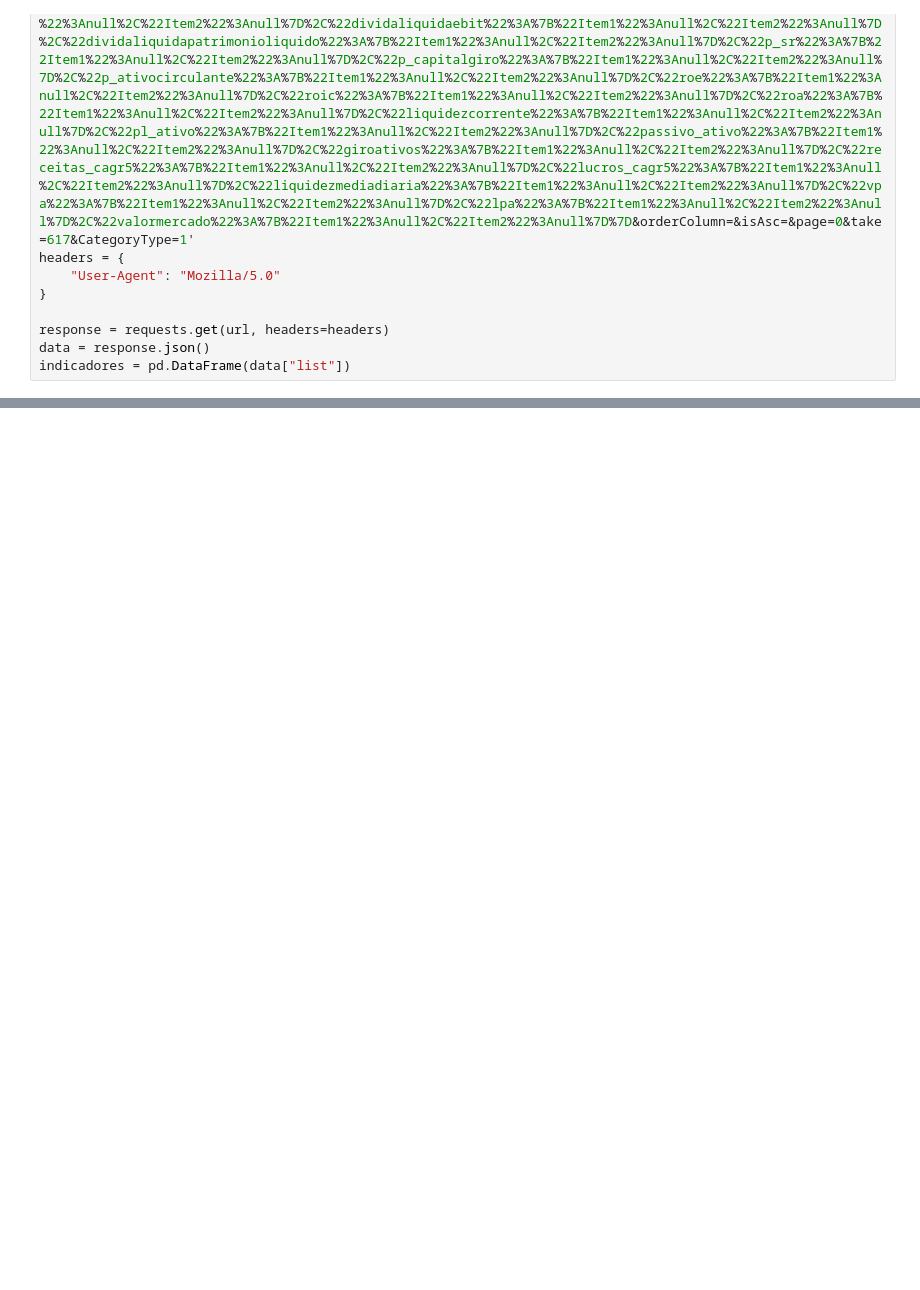
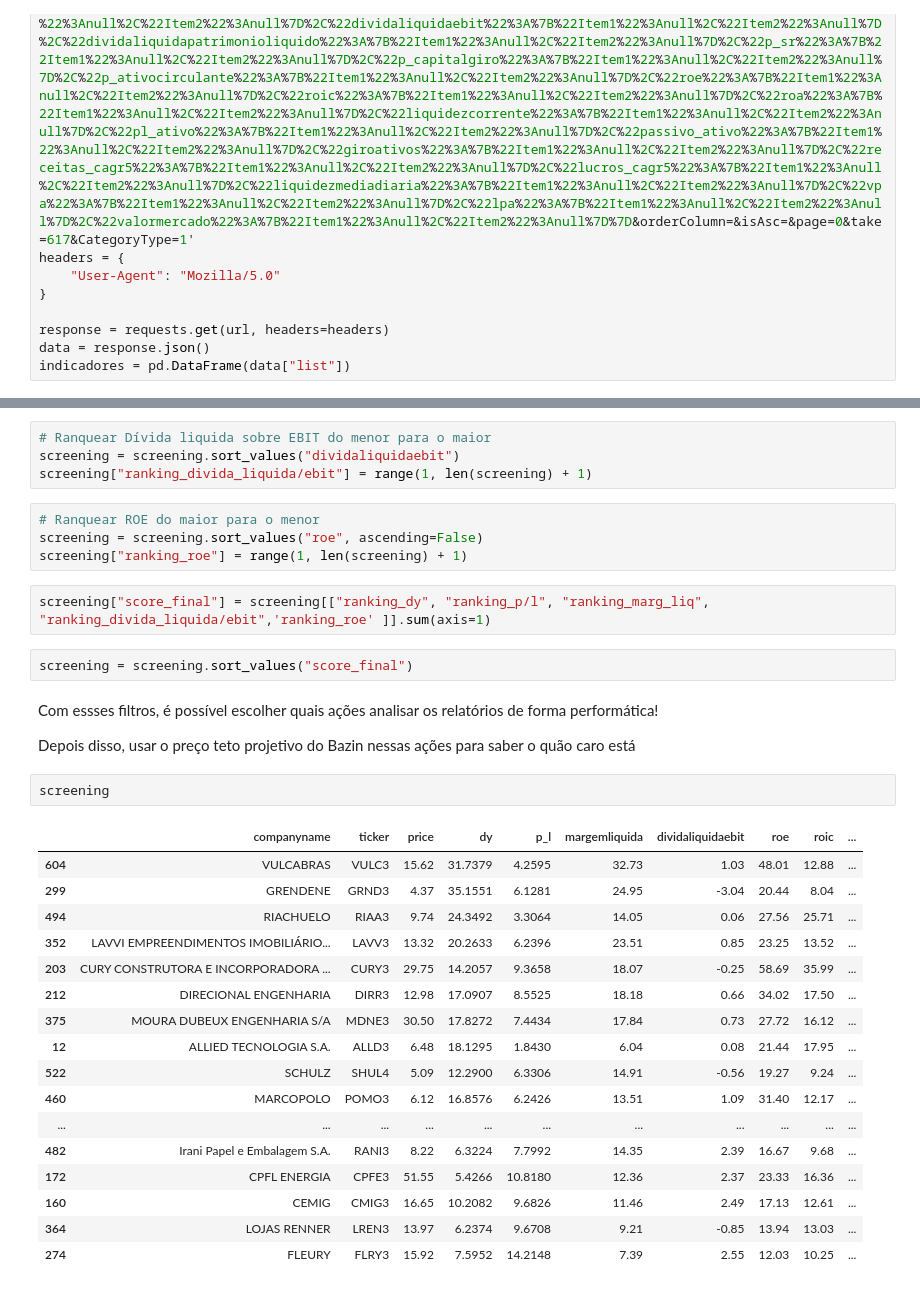
Before and after one commit to LuanCarusi/extracao-de-acoes, a Jupyter notebook: scrapping/testes_codigo.ipynb, the cells around one changed output, grey strips where cells are left out. Drawn from its saved outputs; the diff is of its cells as text; blank space fills up the shorter version.

Commit message:
Aplicando filtros dos indicadores

```diff
--- a/scrapping/testes_codigo.ipynb
+++ b/scrapping/testes_codigo.ipynb
@@ -40,0 +46,36 @@ indicadores_fintrados = indicadores[['companyname', 'ticker', 'price','dy', 'p_l
+# %%
+# Ranquear Dívida liquida sobre EBIT do menor para o maior
+screening = screening.sort_values("dividaliquidaebit")
+screening["ranking_divida_liquida/ebit"] = range(1, len(screening) + 1)
+# %%
+# Ranquear ROE do maior para o menor
+screening = screening.sort_values("roe", ascending=False)
+screening["ranking_roe"] = range(1, len(screening) + 1)
+# %%
+screening["score_final"] = screening[["ranking_dy", "ranking_p/l", "ranking_marg_liq", "ranking_divida_liquida/ebit",'ranking_roe' ]].sum(axis=1)
+# %%
+screening = screening.sort_values("score_final")
+# %% [markdown]
+Com essses filtros, é possível escolher quais ações analisar os relatórios de forma performática!
+
+Depois disso, usar o preço teto projetivo do Bazin nessas ações para saber o quão caro está
+# %%
+screening
+# %% [output]
+|  | companyname | ticker | price | dy | p_l | margemliquida | dividaliquidaebit | roe | roic | ... |
+| 604 | VULCABRAS | VULC3 | 15.62 | 31.7379 | 4.2595 | 32.73 | 1.03 | 48.01 | 12.88 | ... |
+| 299 | GRENDENE | GRND3 | 4.37 | 35.1551 | 6.1281 | 24.95 | -3.04 | 20.44 | 8.04 | ... |
+| 494 | RIACHUELO | RIAA3 | 9.74 | 24.3492 | 3.3064 | 14.05 | 0.06 | 27.56 | 25.71 | ... |
+| 352 | LAVVI EMPREENDIMENTOS IMOBILIÁRIO... | LAVV3 | 13.32 | 20.2633 | 6.2396 | 23.51 | 0.85 | 23.25 | 13.52 | ... |
+| 203 | CURY CONSTRUTORA E INCORPORADORA ... | CURY3 | 29.75 | 14.2057 | 9.3658 | 18.07 | -0.25 | 58.69 | 35.99 | ... |
+| 212 | DIRECIONAL ENGENHARIA | DIRR3 | 12.98 | 17.0907 | 8.5525 | 18.18 | 0.66 | 34.02 | 17.50 | ... |
+| 375 | MOURA DUBEUX ENGENHARIA S/A | MDNE3 | 30.50 | 17.8272 | 7.4434 | 17.84 | 0.73 | 27.72 | 16.12 | ... |
+| 12 | ALLIED TECNOLOGIA S.A. | ALLD3 | 6.48 | 18.1295 | 1.8430 | 6.04 | 0.08 | 21.44 | 17.95 | ... |
+| 522 | SCHULZ | SHUL4 | 5.09 | 12.2900 | 6.3306 | 14.91 | -0.56 | 19.27 | 9.24 | ... |
+| 460 | MARCOPOLO | POMO3 | 6.12 | 16.8576 | 6.2426 | 13.51 | 1.09 | 31.40 | 12.17 | ... |
+| ... | ... | ... | ... | ... | ... | ... | ... | ... | ... | ... |
+| 482 | Irani Papel e Embalagem S.A. | RANI3 | 8.22 | 6.3224 | 7.7992 | 14.35 | 2.39 | 16.67 | 9.68 | ... |
+| 172 | CPFL ENERGIA | CPFE3 | 51.55 | 5.4266 | 10.8180 | 12.36 | 2.37 | 23.33 | 16.36 | ... |
+| 160 | CEMIG | CMIG3 | 16.65 | 10.2082 | 9.6826 | 11.46 | 2.49 | 17.13 | 12.61 | ... |
+| 364 | LOJAS RENNER | LREN3 | 13.97 | 6.2374 | 9.6708 | 9.21 | -0.85 | 13.94 | 13.03 | ... |
+| 274 | FLEURY | FLRY3 | 15.92 | 7.5952 | 14.2148 | 7.39 | 2.55 | 12.03 | 10.25 | ... |
```
Also changed, not shown: parts of 13 cells of this notebook.
